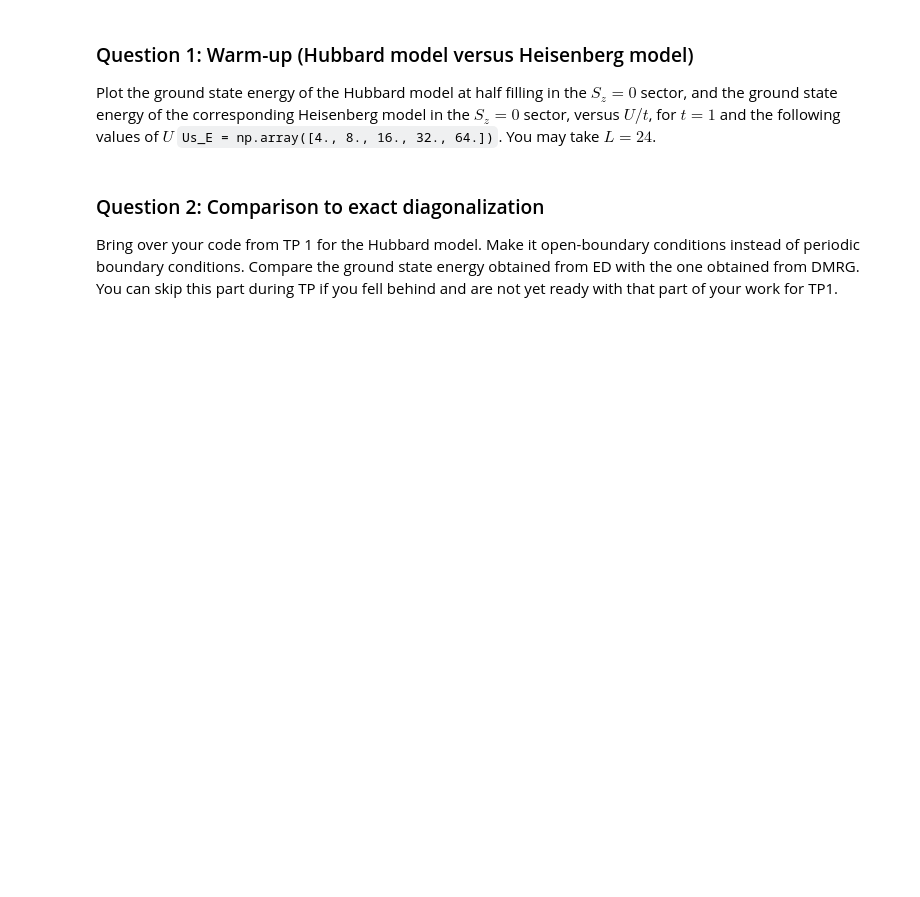
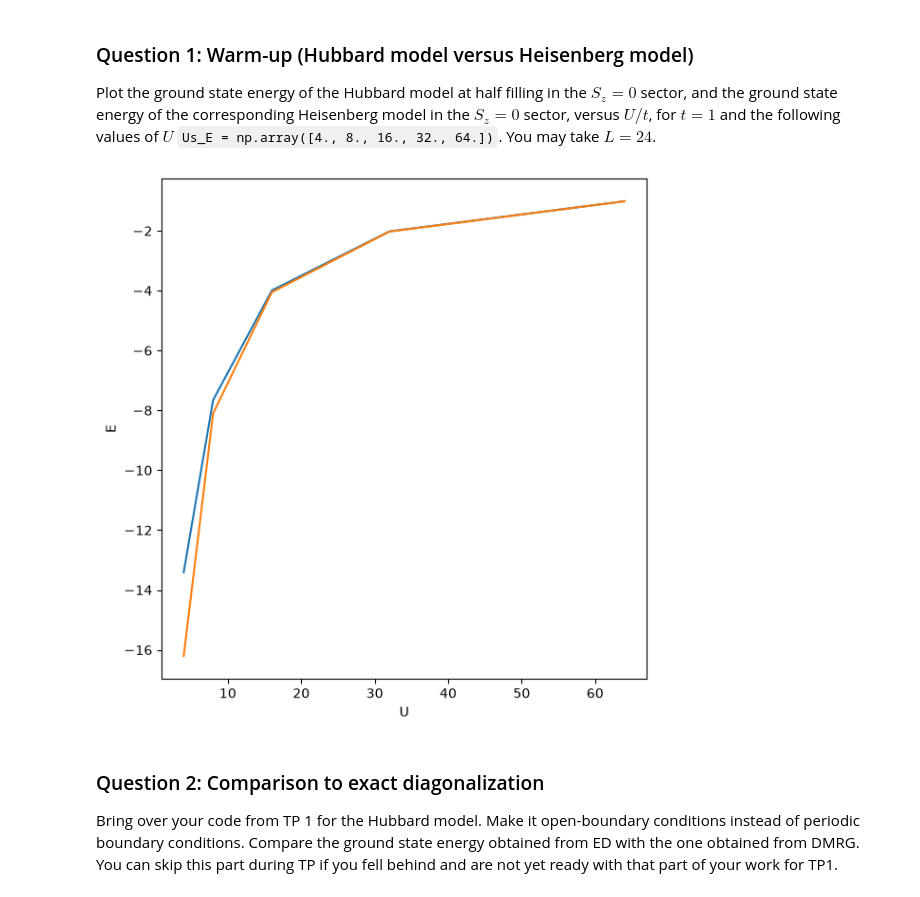
Before and after one commit to Momijiichigo/M2-numerical-method-workspace, a Jupyter notebook: tp2.ipynb, the cells around one changed output. Saved outputs shown, nothing was run; the diff lists cells and outputs as text; code cells hidden in the pictures; blank space fills up the shorter version.

```diff
--- a/tp2.ipynb
+++ b/tp2.ipynb
@@ -666,6 +666,26 @@ half filling, L = 24:   E_Hubbard   vs   (4t^2/U) (E_Heis - (L-1)/4)
 Plot the ground state energy of the Hubbard model at half filling in the $S_z=0$ sector, and the ground state energy of the corresponding Heisenberg model in the $S_z=0$ sector, versus $U/t$, for $t=1$ and the following values of $U$ `Us_E = np.array([4., 8., 16., 32., 64.])`. You may take $L=24$.
 # %%
 #### your implementation goes here.
+
+fig, ax1 = plt.subplots(1, 1, figsize=(6.0, 6.0) )
+L = 10
+E_hub_list = []
+E_heis_list = []
+Us = np.array([4., 8., 16., 32., 64.])
+for U in Us:
+    E_hub, _ = hubbard_gs(L, U, half_filling, t)
+    E_hub_list.append(E_hub)
+    E_heis = E_map = (4 / U) * (E_heis_L - (L - 1) / 4)
+    E_heis_list.append(E_heis)
+ax1.plot(Us, E_hub_list)
+ax1.plot(Us, E_heis_list)
+
+# ax1.set_yscale('E')
+ax1.set_xlabel("U")
+ax1.set_ylabel("E")
+fig.tight_layout()
+# %% [output]
+[figure, added]
 # %% [markdown]
 ### Question 2: Comparison to exact diagonalization
 Bring over your code from TP 1 for the Hubbard model. Make it open-boundary conditions instead of periodic boundary conditions. Compare the ground state energy obtained from ED with the one obtained from DMRG. You can skip this part during TP if you fell behind and are not yet ready with that part of your work for TP1.
```
Also changed, not shown: parts of 8 cells of this notebook.
